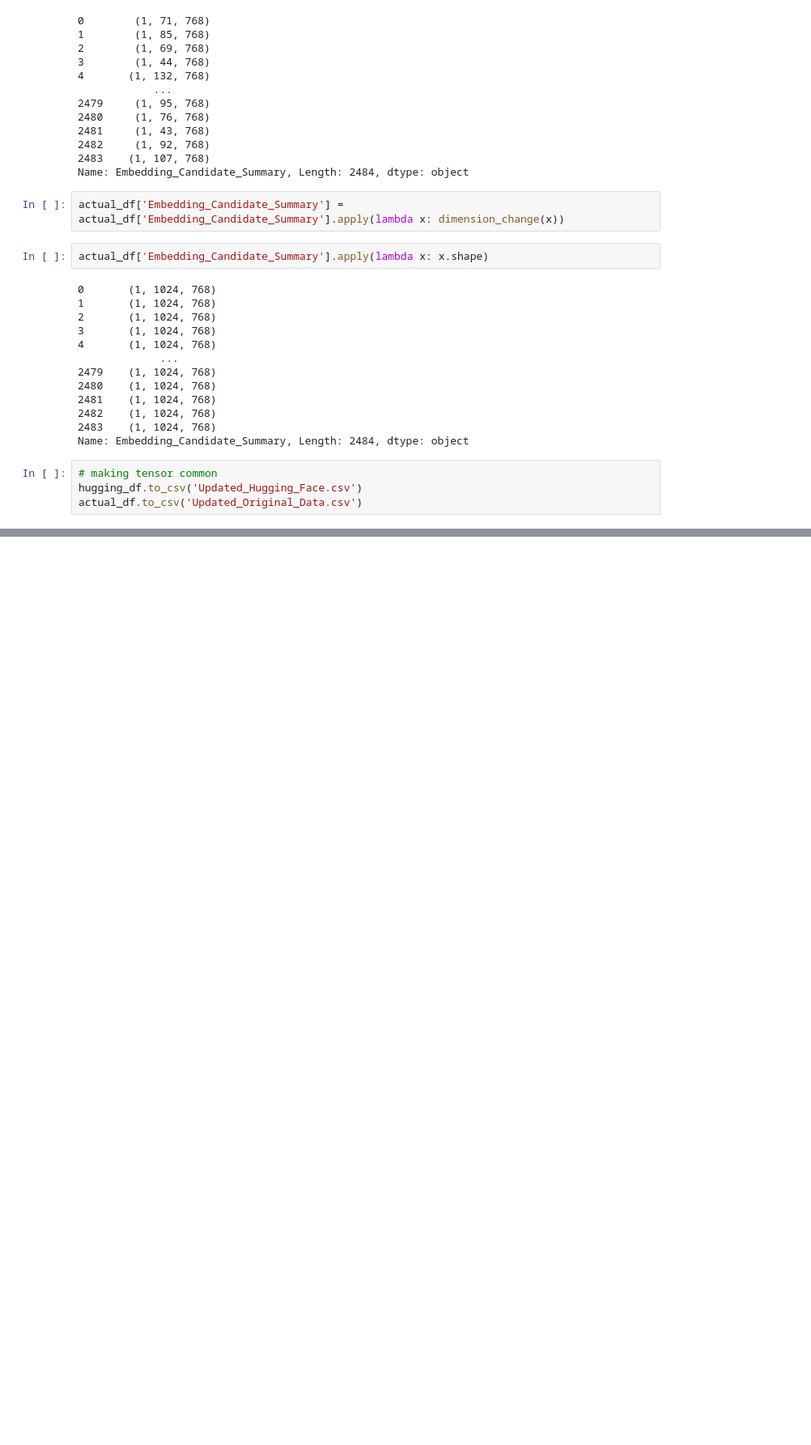
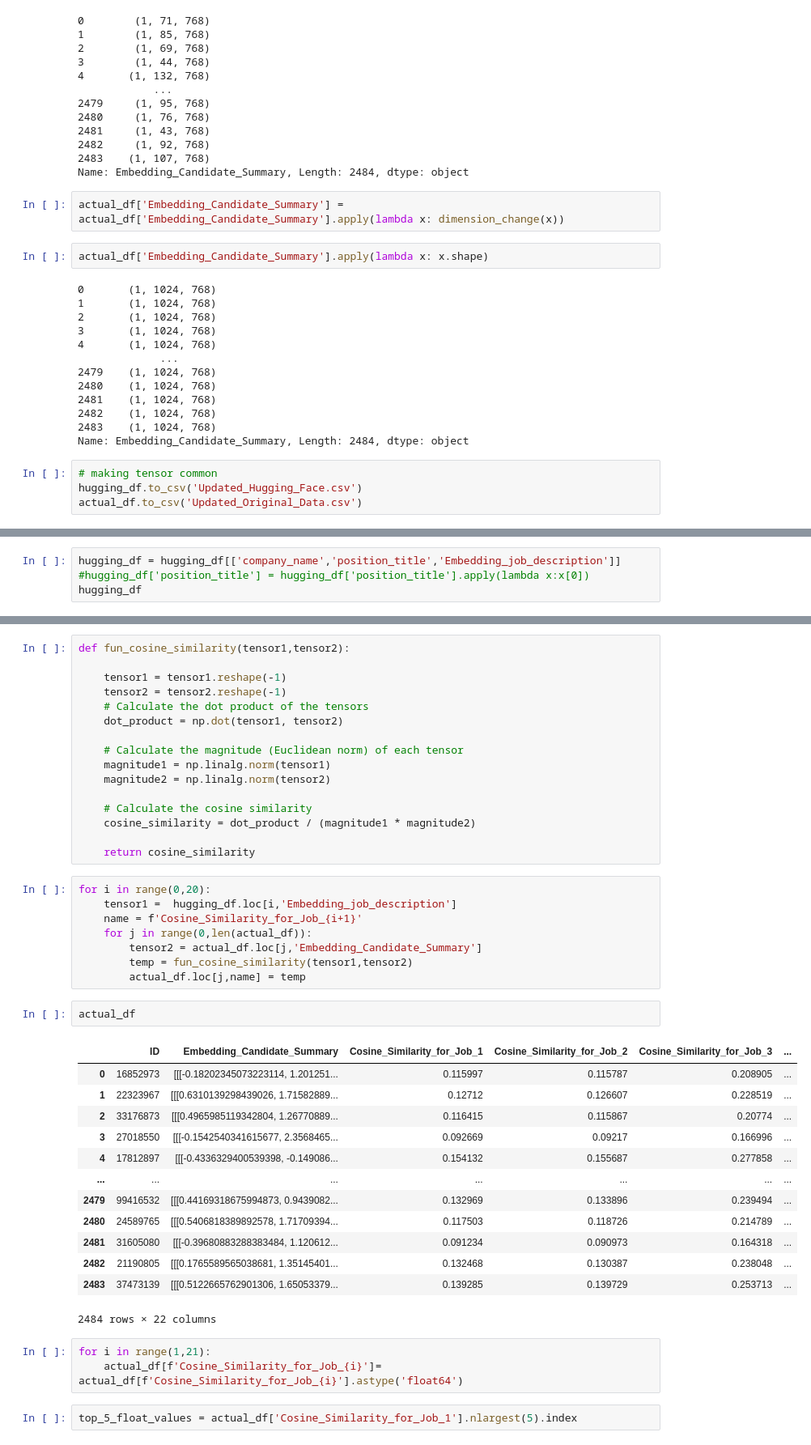
Before and after one commit to Jatin-Repository/Captial_Placement, a Jupyter notebook: Tokenization.ipynb, the cells around one changed output, grey strips where cells are left out. Shown: that part at 81% size. Cells and saved outputs as stored; diff of their text form; blank space fills up the shorter version.

```diff
--- a/Tokenization.ipynb
+++ b/Tokenization.ipynb
@@ -520,0 +542,4 @@ actual_df.to_csv('Updated_Original_Data.csv')
+# %%
+hugging_df = hugging_df[['company_name','position_title','Embedding_job_description']]
+#hugging_df['position_title'] = hugging_df['position_title'].apply(lambda x:x[0])
+hugging_df
@@ -520,0 +620,45 @@ actual_df.to_csv('Updated_Original_Data.csv')
+# %%
+def fun_cosine_similarity(tensor1,tensor2):
+
+    tensor1 = tensor1.reshape(-1)
+    tensor2 = tensor2.reshape(-1)
+    # Calculate the dot product of the tensors
+    dot_product = np.dot(tensor1, tensor2)
+
+    # Calculate the magnitude (Euclidean norm) of each tensor
+    magnitude1 = np.linalg.norm(tensor1)
+    magnitude2 = np.linalg.norm(tensor2)
+
+    # Calculate the cosine similarity
+    cosine_similarity = dot_product / (magnitude1 * magnitude2)
+
+    return cosine_similarity
+# %%
+for i in range(0,20):
+    tensor1 =  hugging_df.loc[i,'Embedding_job_description']
+    name = f'Cosine_Similarity_for_Job_{i+1}'
+    for j in range(0,len(actual_df)):
+        tensor2 = actual_df.loc[j,'Embedding_Candidate_Summary']
+        temp = fun_cosine_similarity(tensor1,tensor2)
+        actual_df.loc[j,name] = temp
+# %%
+actual_df
+# %% [output]
+|  | ID | Embedding_Candidate_Summary | Cosine_Similarity_for_Job_1 | Cosine_Similarity_for_Job_2 | Cosine_Similarity_for_Job_3 | ... |
+| 0 | 16852973 | [[[-0.18202345073223114, 1.201251... | 0.115997 | 0.115787 | 0.208905 | ... |
+| 1 | 22323967 | [[[0.6310139298439026, 1.71582889... | 0.12712 | 0.126607 | 0.228519 | ... |
+| 2 | 33176873 | [[[0.4965985119342804, 1.26770889... | 0.116415 | 0.115867 | 0.20774 | ... |
+| 3 | 27018550 | [[[-0.1542540341615677, 2.3568465... | 0.092669 | 0.09217 | 0.166996 | ... |
+| 4 | 17812897 | [[[-0.4336329400539398, -0.149086... | 0.154132 | 0.155687 | 0.277858 | ... |
+| ... | ... | ... | ... | ... | ... | ... |
+| 2479 | 99416532 | [[[0.44169318675994873, 0.9439082... | 0.132969 | 0.133896 | 0.239494 | ... |
+| 2480 | 24589765 | [[[0.5406818389892578, 1.71709394... | 0.117503 | 0.118726 | 0.214789 | ... |
+| 2481 | 31605080 | [[[-0.39680883288383484, 1.120612... | 0.091234 | 0.090973 | 0.164318 | ... |
+| 2482 | 21190805 | [[[0.1765589565038681, 1.35145401... | 0.132468 | 0.130387 | 0.238048 | ... |
+| 2483 | 37473139 | [[[0.5122665762901306, 1.65053379... | 0.139285 | 0.139729 | 0.253713 | ... |
+2484 rows × 22 columns
+# %%
+for i in range(1,21):
+    actual_df[f'Cosine_Similarity_for_Job_{i}']= actual_df[f'Cosine_Similarity_for_Job_{i}'].astype('float64')
+# %%
+top_5_float_values = actual_df['Cosine_Similarity_for_Job_1'].nlargest(5).index
```
Also changed, not shown: parts of 8 cells of this notebook, 2 other files.
